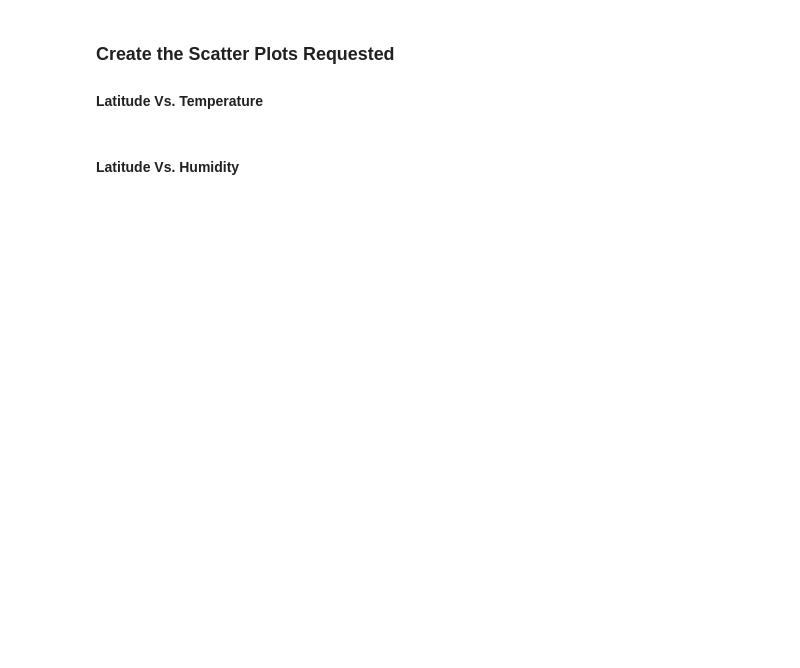
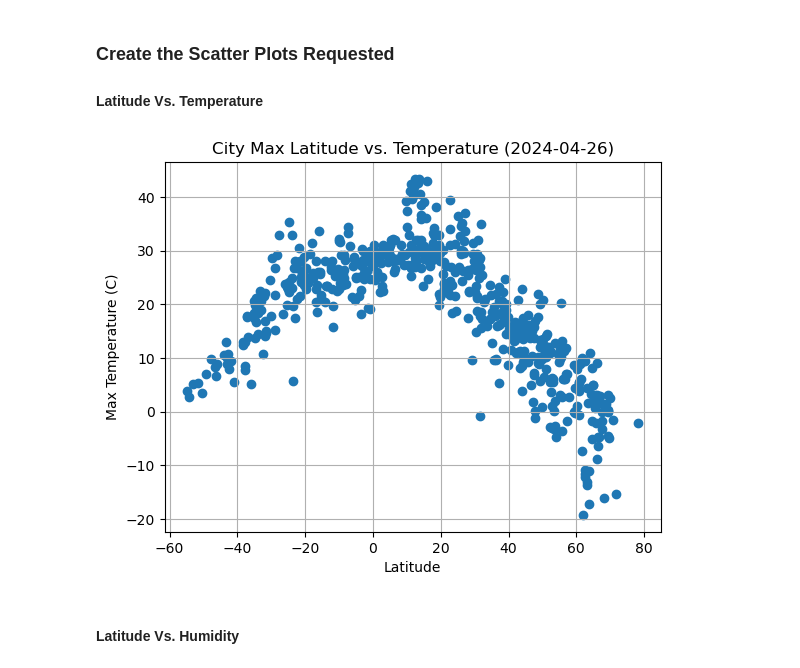
Before and after one commit to rachelklem/python-api-challenge, a Jupyter notebook: starter_code/WeatherPy_workspace.ipynb, the cells around one changed output. Cells and saved outputs as stored; diff of their text form; code cells hidden in the pictures; blank space fills up the shorter version.

```diff
--- a/starter_code/WeatherPy_workspace.ipynb
+++ b/starter_code/WeatherPy_workspace.ipynb
@@ -185,16 +193,27 @@ city_data_df.head()
 #### Latitude Vs. Temperature
 # %%
 # Build scatter plot for latitude vs. temperature
-# YOUR CODE HERE
+date = city_data_df['Date'].max()
+latitude = city_data_df['Lat']
+temp = city_data_df['Max Temp']
+
+x = latitude
+y = temp
+plt.scatter(x,y)
+plt.title('City Max Latitude vs. Temperature (2024-04-26)')
+plt.xlabel('Latitude')
+plt.ylabel('Max Temperature (C)')
 
 # Incorporate the other graph properties
-# YOUR CODE HERE
+plt.grid()
 
 # Save the figure
-plt.savefig("output_data/Fig1.png")
+plt.savefig("python-api-challenge/output_data/Fig1.png")
 
 # Show plot
 plt.show()
+# %% [output]
+[figure, added]
 # %% [markdown]
 #### Latitude Vs. Humidity
 # %%
```
Also changed, not shown: parts of 2 cells of this notebook, 2 other files.
